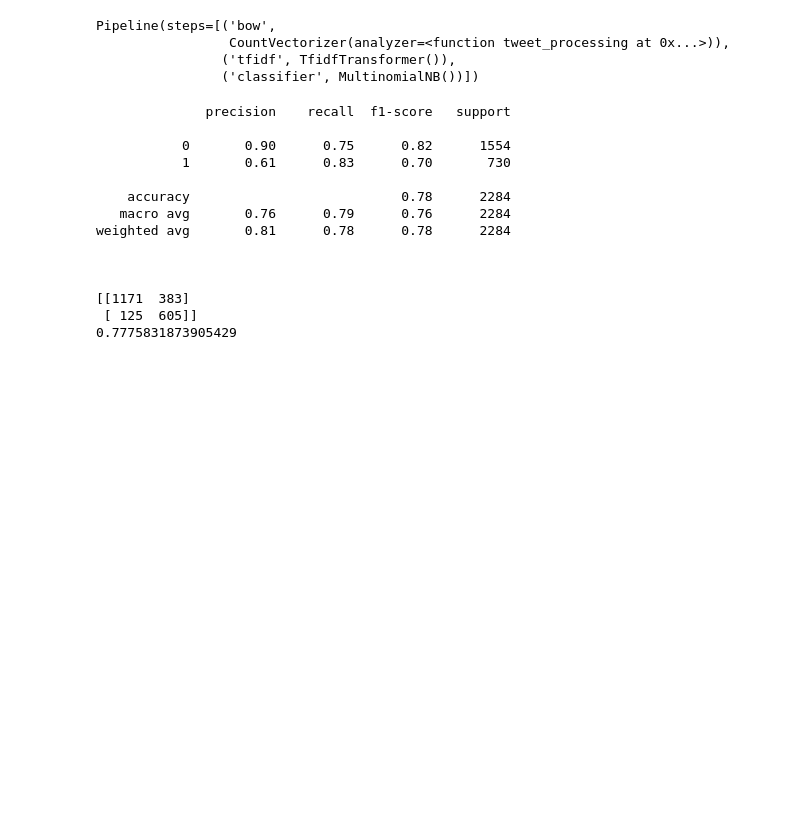
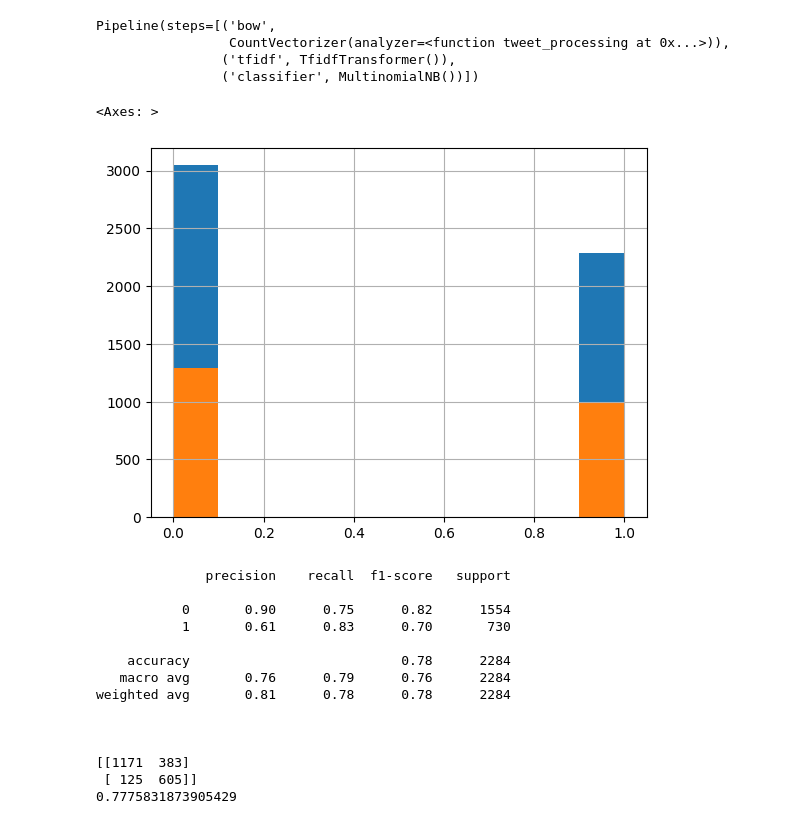
Before and after one commit to unemallan/Deep_Learning-Week4, a Jupyter notebook: Week4_NLP.ipynb, the cells around one changed output. Saved outputs shown, nothing was run; the diff lists cells and outputs as text; code cells hidden in the pictures; blank space fills up the shorter version.

```diff
--- a/Week4_NLP.ipynb
+++ b/Week4_NLP.ipynb
@@ -209,6 +214,12 @@ Pipeline(steps=[('bow',
                  CountVectorizer(analyzer=<function tweet_processing at 0x...>)),
                 ('tfidf', TfidfTransformer()),
                 ('classifier', MultinomialNB())])
+# %%
+label_train.hist()
+label_test.hist()
+# %% [output]
+<Axes: >
+[figure, added]
 # %%
 predictions = pipeline.predict(msg_test)
 print(classification_report(predictions,label_test))
```
Also changed, not shown: parts of 3 cells of this notebook.
